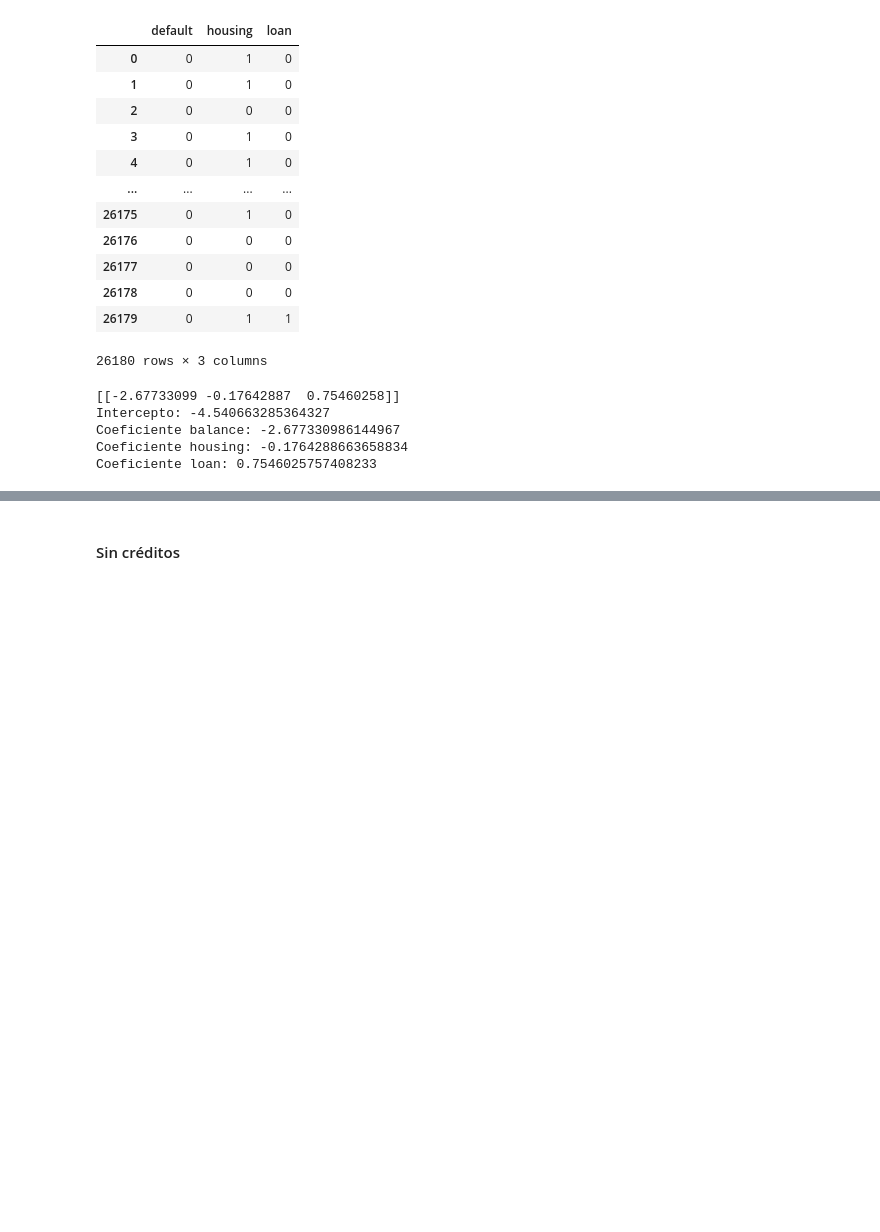
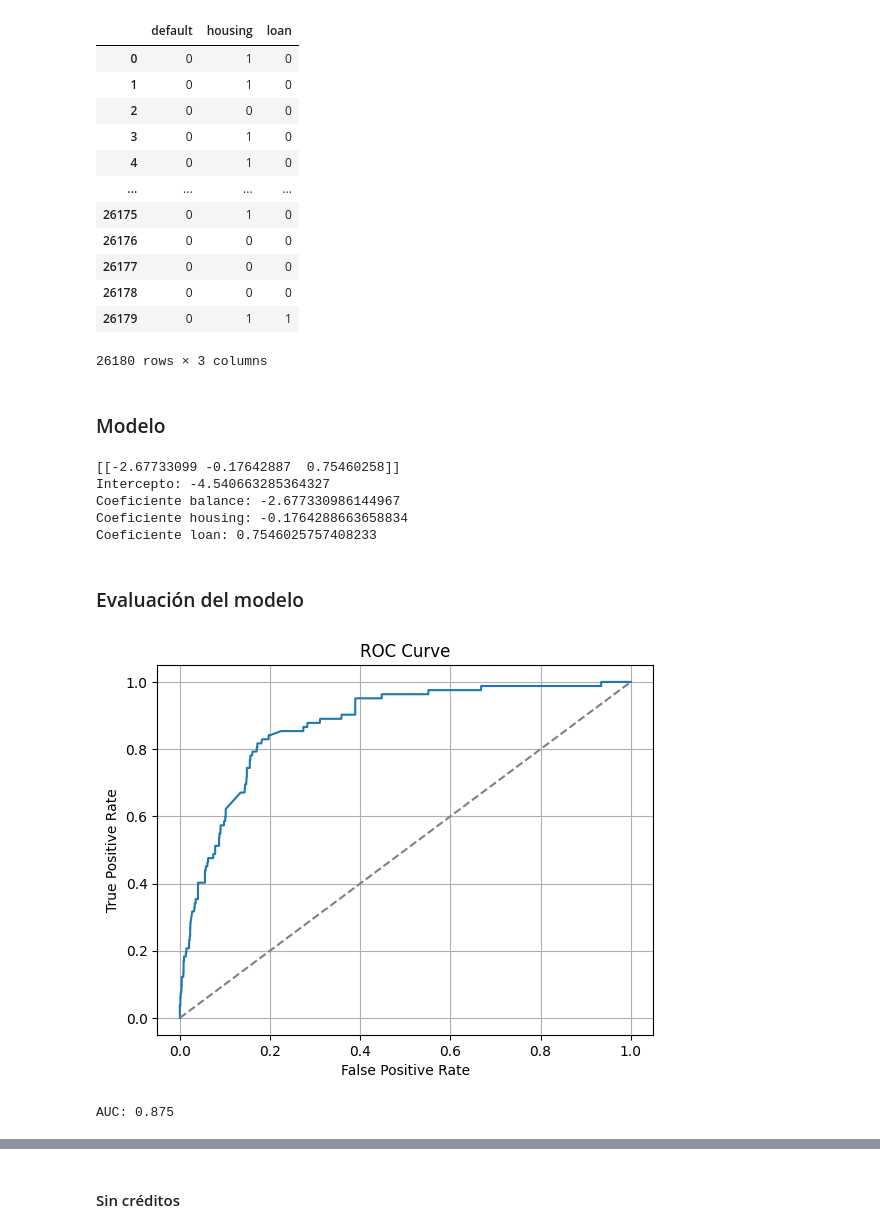
Before and after one commit to MarinaTorba/PersonalDataProrjects, a Jupyter notebook: Equip_9/Scripts/Analisis_Finanzas_250526.ipynb, the cells around one changed output, grey strips where cells are left out. Drawn from its saved outputs; the diff is of its cells as text; code cells hidden in the pictures; blank space fills up the shorter version.

```diff
--- a/Equip_9/Scripts/Analisis_Finanzas_250526.ipynb
+++ b/Equip_9/Scripts/Analisis_Finanzas_250526.ipynb
@@ -520,6 +520,8 @@ df[['default', 'housing', 'loan']].astype(int)
 | 26178 | 0 | 0 | 0 |
 | 26179 | 0 | 1 | 1 |
 26180 rows × 3 columns
+# %% [markdown]
+### Modelo
 # %%
 X = df[['balance_scaled', 'housing', 'loan']]     # predictores
 y = df['default']       # objetivo --> variable binaria
@@ -543,3 +545,23 @@ Intercepto: -4.540663285364327
 Coeficiente balance: -2.677330986144967
 Coeficiente housing: -0.1764288663658834
 Coeficiente loan: 0.7546025757408233
+# %% [markdown]
+### Evaluación del modelo
+# %%
+
+y_probs = model.predict_proba(X_test)[:, 1]
+fpr, tpr, _ = roc_curve(y_test, y_probs)
+
+plt.plot(fpr, tpr)
+plt.plot([0,1],[0,1],'--', color='gray')
+plt.xlabel("False Positive Rate")
+plt.ylabel("True Positive Rate")
+plt.title("ROC Curve")
+plt.grid()
+plt.show()
+
+auc = roc_auc_score(y_test, y_probs)
+print(f"AUC: {auc:.3f}")
+# %% [output]
+[figure, added]
+AUC: 0.875
```
Also changed, not shown: parts of 48 cells of this notebook.
